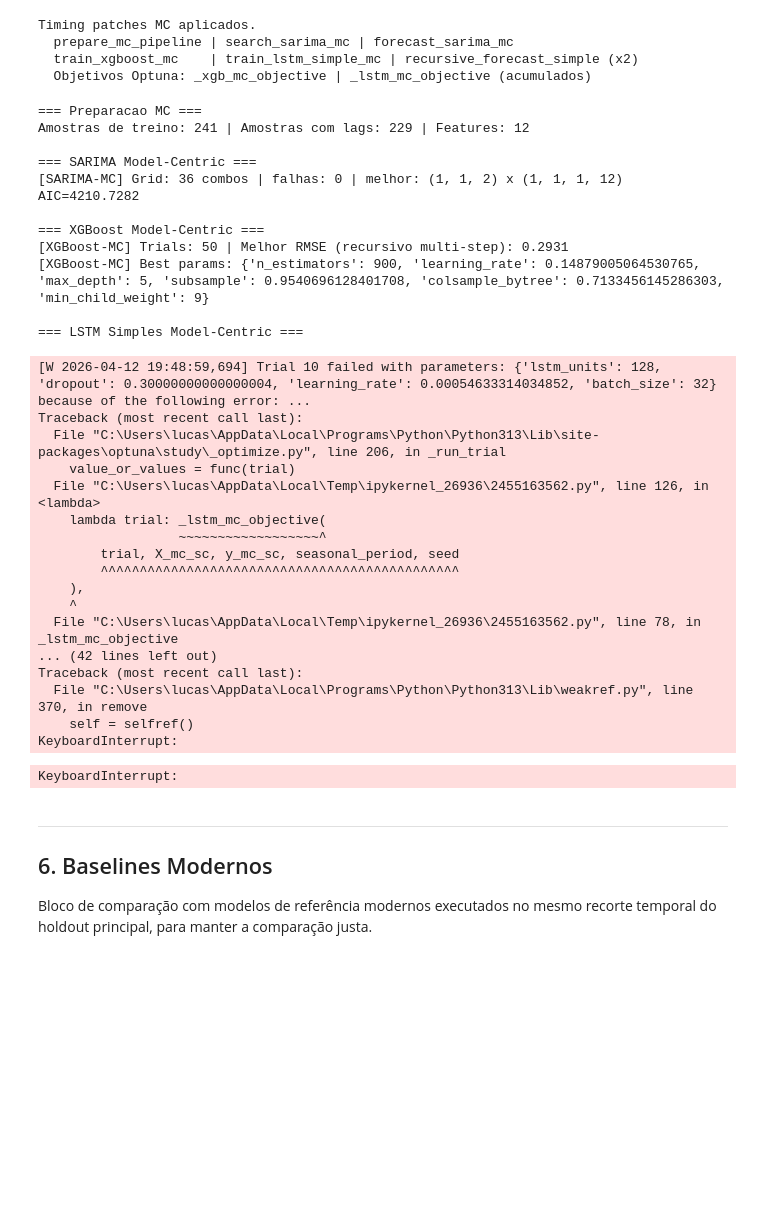
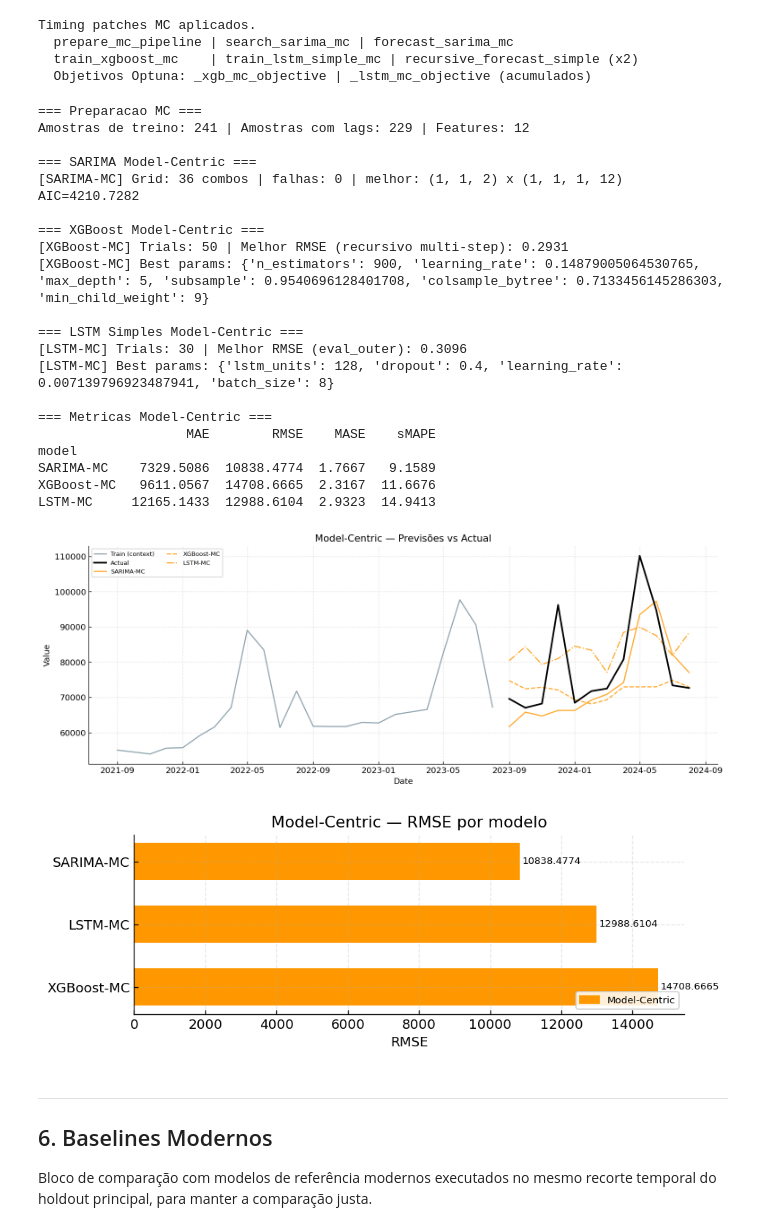
Before and after one commit to lucvseco/data_centric_vs_model_centric, a Jupyter notebook: forecasting_experiments.ipynb, the cells around one changed output. Drawn from its saved outputs; the diff is of its cells as text; code cells hidden in the pictures; blank space fills up the shorter version.

```diff
--- a/forecasting_experiments.ipynb
+++ b/forecasting_experiments.ipynb
@@ -2408,57 +2413,55 @@ mc_preds = {
     'XGBoost-MC': xgb_mc_preds,
     'LSTM-MC':    lstm_mc_preds,
 }
+
+# Snapshot dos tempos MC para uso posterior na secao de custo-beneficio.
+# Isso evita perder as medicoes se a celula de patch for reexecutada depois.
+_timing_snapshot_mc = dict(_timing_registry)
+_timing_acc_snapshot_mc = dict(_timing_acc)
 metrics_df_mc = pd.DataFrame(
     [sarima_mc_metrics, xgb_mc_metrics, lstm_mc_metrics]
 ).set_index('model')
 
 print('\n=== Metricas Model-Centric ===')
 print(metrics_df_mc.to_string())
 
 # ── 6. Visualização Model-Centric ────────────────────────────────────────────
 fig = viz.plot_forecast_comparison(
     test, mc_preds, train=train, n_train_context=24,
     title="Model-Centric — Previsões vs Actual",
     fname="04_mc_forecasts.png",
 )
 plt.show()
 
 fig = viz.plot_metric_bar(
     metrics_df_mc, metric="RMSE",
     title="Model-Centric — RMSE por modelo",
     fname="04b_mc_bar_rmse.png",
 )
 plt.show()
 # %% [output]
 === Preparacao MC ===
 Amostras de treino: 241 | Amostras com lags: 229 | Features: 12
 
 === SARIMA Model-Centric ===
 [SARIMA-MC] Grid: 36 combos | falhas: 0 | melhor: (1, 1, 2) x (1, 1, 1, 12) AIC=4210.7282
 
 === XGBoost Model-Centric ===
 [XGBoost-MC] Trials: 50 | Melhor RMSE (recursivo multi-step): 0.2931
 [XGBoost-MC] Best params: {'n_estimators': 900, 'learning_rate': 0.14879005064530765, 'max_depth': 5, 'subsample': 0.9540696128401708, 'colsample_bytree': 0.7133456145286303, 'min_child_weight': 9}
 
 === LSTM Simples Model-Centric ===
+[LSTM-MC] Trials: 30 | Melhor RMSE (eval_outer): 0.3096
+[LSTM-MC] Best params: {'lstm_units': 128, 'dropout': 0.4, 'learning_rate': 0.007139796923487941, 'batch_size': 8}
+
+=== Metricas Model-Centric ===
+                   MAE        RMSE    MASE    sMAPE
+model
+SARIMA-MC    7329.5086  10838.4774  1.7667   9.1589
+XGBoost-MC   9611.0567  14708.6665  2.3167  11.6676
+LSTM-MC     12165.1433  12988.6104  2.9323  14.9413
-[W 2026-04-12 19:48:59,694] Trial 10 failed with parameters: {'lstm_units': 128, 'dropout': 0.30000000000000004, 'learning_rate': 0.00054633314034852, 'batch_size': 32} because of the following error: ...
-Traceback (most recent call last):
-  File "C:\Users\lucas\AppData\Local\Programs\Python\Python313\Lib\site-packages\optuna\study\_optimize.py", line 206, in _run_trial
-    value_or_values = func(trial)
-  File "C:\Users\lucas\AppData\Local\Temp\ipykernel_26936\2455163562.py", line 126, in <lambda>
-    lambda trial: _lstm_mc_objective(
-                  ~~~~~~~~~~~~~~~~~~^
-        trial, X_mc_sc, y_mc_sc, seasonal_period, seed
-        ^^^^^^^^^^^^^^^^^^^^^^^^^^^^^^^^^^^^^^^^^^^^^^
-    ),
-    ^
-  File "C:\Users\lucas\AppData\Local\Temp\ipykernel_26936\2455163562.py", line 78, in _lstm_mc_objective
-... (42 lines left out)
-Traceback (most recent call last):
-  File "C:\Users\lucas\AppData\Local\Programs\Python\Python313\Lib\weakref.py", line 370, in remove
-    self = selfref()
-KeyboardInterrupt:
-KeyboardInterrupt:
+[figure, added]
+[figure, added]
 # %% [markdown]
 ---
 ## 6. Baselines Modernos
```
Also changed, not shown: parts of 19 cells of this notebook, 1 other file.
